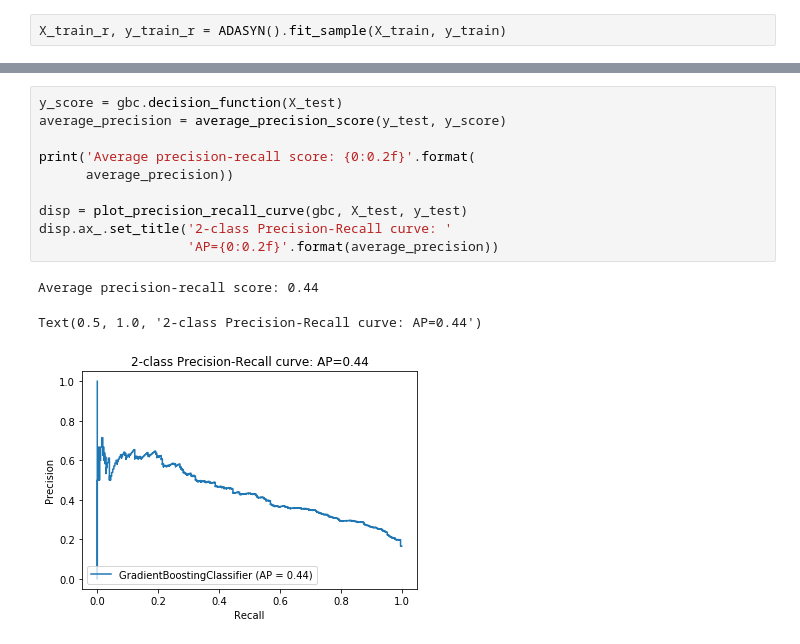
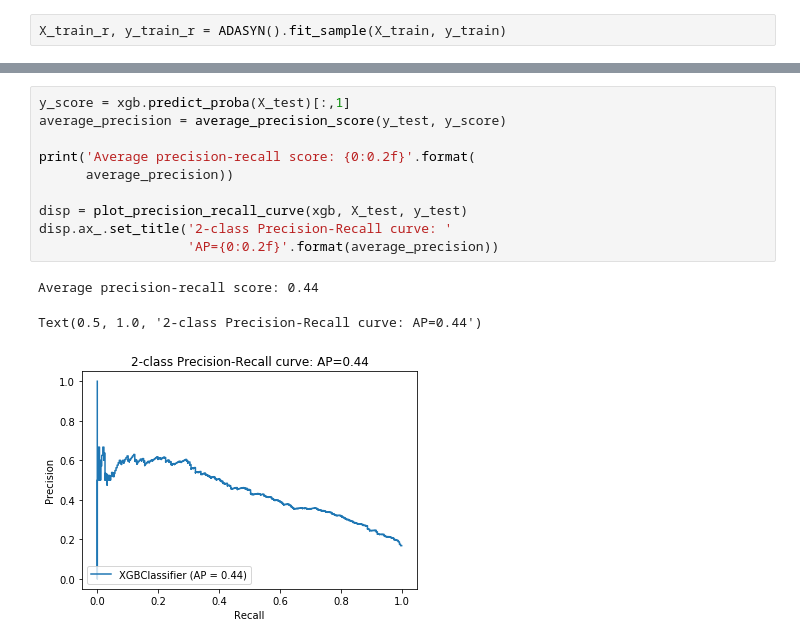
Before and after one commit to eyl1532/speed-dating-analysis, a Jupyter notebook: match_classification.ipynb, the cells around one changed output, grey strips where cells are left out. Saved outputs shown, nothing was run; the diff lists cells and outputs as text.

```diff
--- a/match_classification.ipynb
+++ b/match_classification.ipynb
@@ -272,14 +265,14 @@ xgb.fit(X_train_r,y_train_r).score(X_test, y_test)
 # %%
-y_score = gbc.decision_function(X_test)
+y_score = xgb.predict_proba(X_test)[:,1]
 average_precision = average_precision_score(y_test, y_score)
 
 print('Average precision-recall score: {0:0.2f}'.format(
       average_precision))
 
-disp = plot_precision_recall_curve(gbc, X_test, y_test)
+disp = plot_precision_recall_curve(xgb, X_test, y_test)
 disp.ax_.set_title('2-class Precision-Recall curve: '
                    'AP={0:0.2f}'.format(average_precision))
 # %% [output]
 Average precision-recall score: 0.44
 Text(0.5, 1.0, '2-class Precision-Recall curve: AP=0.44')
-[figure, old version]
+[figure, new version]
```
Also changed, not shown: parts of 21 cells of this notebook, 1 other file.
